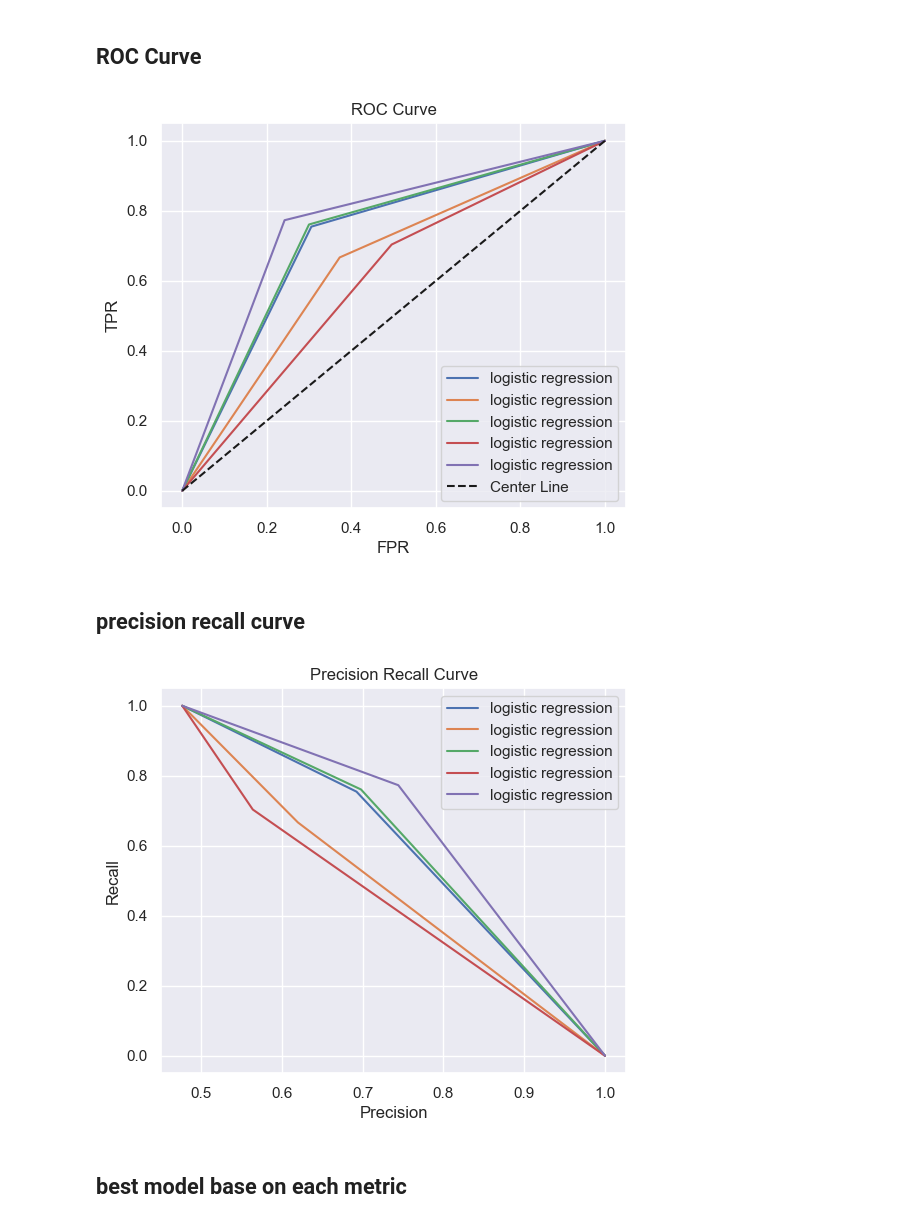
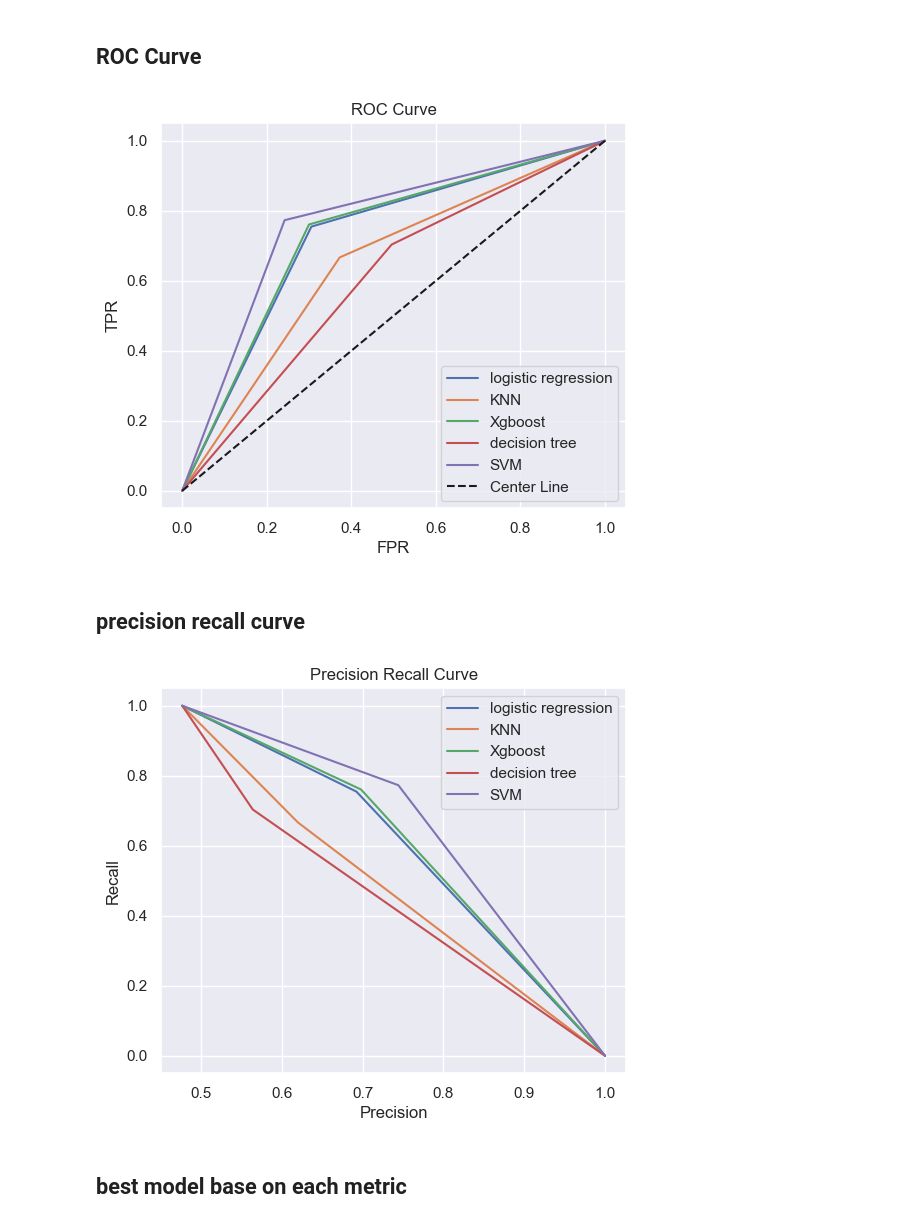
Before and after one commit to erfantbtb/generated_vs_real, a Jupyter notebook: classification.ipynb, the cells around one changed output. Drawn from its saved outputs; the diff is of its cells as text; code cells hidden in the pictures.

```diff
--- a/classification.ipynb
+++ b/classification.ipynb
@@ -366,20 +366,20 @@ fpr_svm, tpr_svm, thresholds = metrics.roc_curve(y_test, svm_best_model.predict(
 # %%
 sns.set_theme()
 plt.figure(figsize=(6, 5))
 plt.plot(fpr_lr, tpr_lr, label="logistic regression")
-plt.plot(fpr_knn, tpr_knn, label="logistic regression")
-plt.plot(fpr_xg, tpr_xg, label="logistic regression")
-plt.plot(fpr_dt, tpr_dt, label="logistic regression")
-plt.plot(fpr_svm, tpr_svm, label="logistic regression")
+plt.plot(fpr_knn, tpr_knn, label="KNN")
+plt.plot(fpr_xg, tpr_xg, label="Xgboost")
+plt.plot(fpr_dt, tpr_dt, label="decision tree")
+plt.plot(fpr_svm, tpr_svm, label="SVM")
 plt.plot([0, 1], [0, 1], 'k--', label='Center Line')
 plt.xlabel("FPR")
 plt.ylabel("TPR")
 plt.title("ROC Curve")
 plt.legend()
 plt.grid(True)
 plt.show()
 # %% [output]
-[figure, old version]
+[figure, new version]
 # %% [markdown]
 ## precision recall curve
 # %%
@@ -392,10 +392,10 @@ precision_svm, recall_svm, thresholds = metrics.precision_recall_curve(y_test, s
 sns.set_theme()
 plt.figure(figsize=(6, 5))
 plt.plot(precision_lr, recall_lr, label="logistic regression")
-plt.plot(precision_knn, recall_knn, label="logistic regression")
-plt.plot(precision_xg, recall_xg, label="logistic regression")
-plt.plot(precision_dt, recall_dt, label="logistic regression")
-plt.plot(precision_svm, recall_svm, label="logistic regression")
+plt.plot(precision_knn, recall_knn, label="KNN")
+plt.plot(precision_xg, recall_xg, label="Xgboost")
+plt.plot(precision_dt, recall_dt, label="decision tree")
+plt.plot(precision_svm, recall_svm, label="SVM")
 plt.xlabel("Precision")
 plt.ylabel("Recall")
 plt.title("Precision Recall Curve")
@@ -403,7 +403,7 @@ plt.legend()
 plt.grid(True)
 plt.show()
 # %% [output]
-[figure, old version]
+[figure, new version]
 # %% [markdown]
 ## best model base on each metric
 # %%
```
